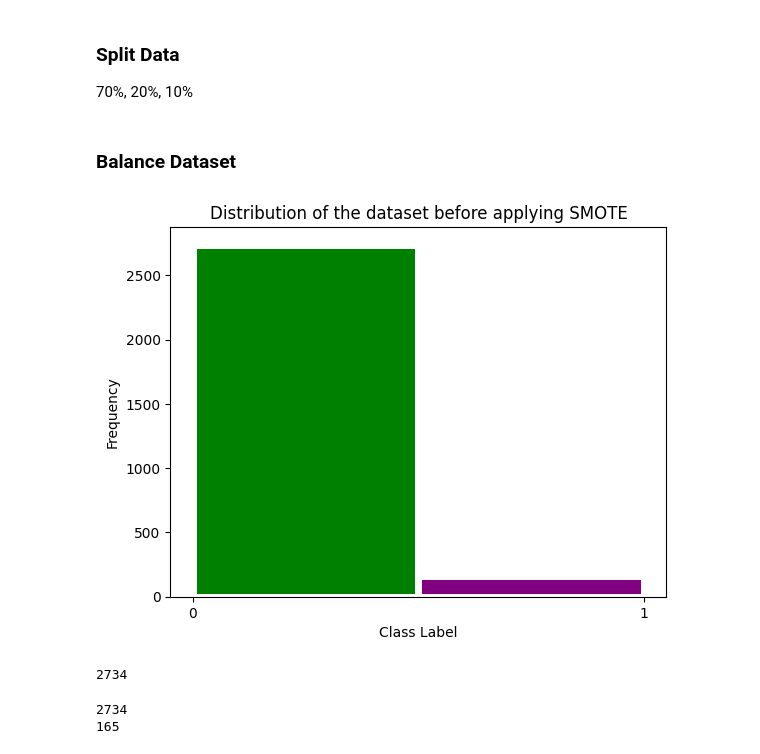
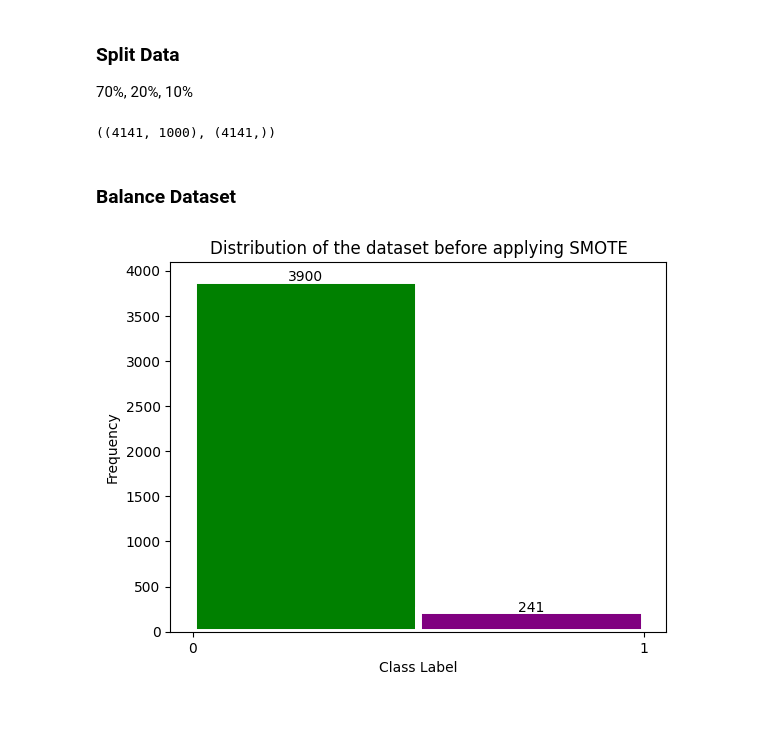
Before and after one commit to Loic017/TinyML-for-Epileptic-Seizures, a Jupyter notebook: seizure_training.ipynb, the cells around one changed output. Cells and saved outputs as stored; diff of their text form; code cells hidden in the pictures; blank space fills up the shorter version.

```diff
--- a/seizure_training.ipynb
+++ b/seizure_training.ipynb
@@ -85,49 +93,38 @@ else:
         dataset,
         [int(len(dataset) * 0.7), int(len(dataset) * 0.2), int(len(dataset) * 0.1)],
     )
+# %%
+x_train_reshaped = train_set.dataset.x.reshape(4141, -1)
+x_train_reshaped.shape, train_set.dataset.y.shape
+# %% [output]
+((4141, 1000), (4141,))
 # %% [markdown]
 ### Balance Dataset
 # %%
 # Plot distribution of the dataset before balancing
 # 0 - Background epoch
 # 1 - Absence seizure epoch
 
 l = []
-for i in train_set:
-    l.append(i[1].item())
+for i in train_set.dataset.y:
+    l.append(i)
 
 a1, b1, bars = plt.hist(l, bins=2, edgecolor="white", linewidth=5, range=(0, 1))
 plt.gca().xaxis.set_major_locator(mticker.MultipleLocator(1))
 plt.title("Distribution of the dataset before applying SMOTE")
 plt.xlabel("Class Label")
 plt.ylabel("Frequency")
 bars[0].set_facecolor("green")
 bars[1].set_facecolor("purple")
+# put count
+for i in bars:
+    plt.text(
+        i.get_x() + i.get_width() / 2,
+        i.get_height() - 50,
+        int(i.get_height()),
+        ha="center",
+        va="bottom",
+    )
 plt.show()
 # %% [output]
-[figure, old version]
+[figure, new version]
-# %%
-len(dataset)
-
-count = 0
-for i, (inputs, labels) in enumerate(train_set):
-    if labels == 0:
-        count += 1
-print(count)
-# %% [output]
-2734
-# %%
-count = 0
-for i, (inputs, labels) in enumerate(train_set):
-    if labels == 0:
-        count += 1
-print(count)
-
-count = 0
-for i, (inputs, labels) in enumerate(train_set):
-    if labels == 1:
-        count += 1
-print(count)
-# %% [output]
-2734
-165
```
Also changed, not shown: parts of 13 cells of this notebook, 2 other files.
